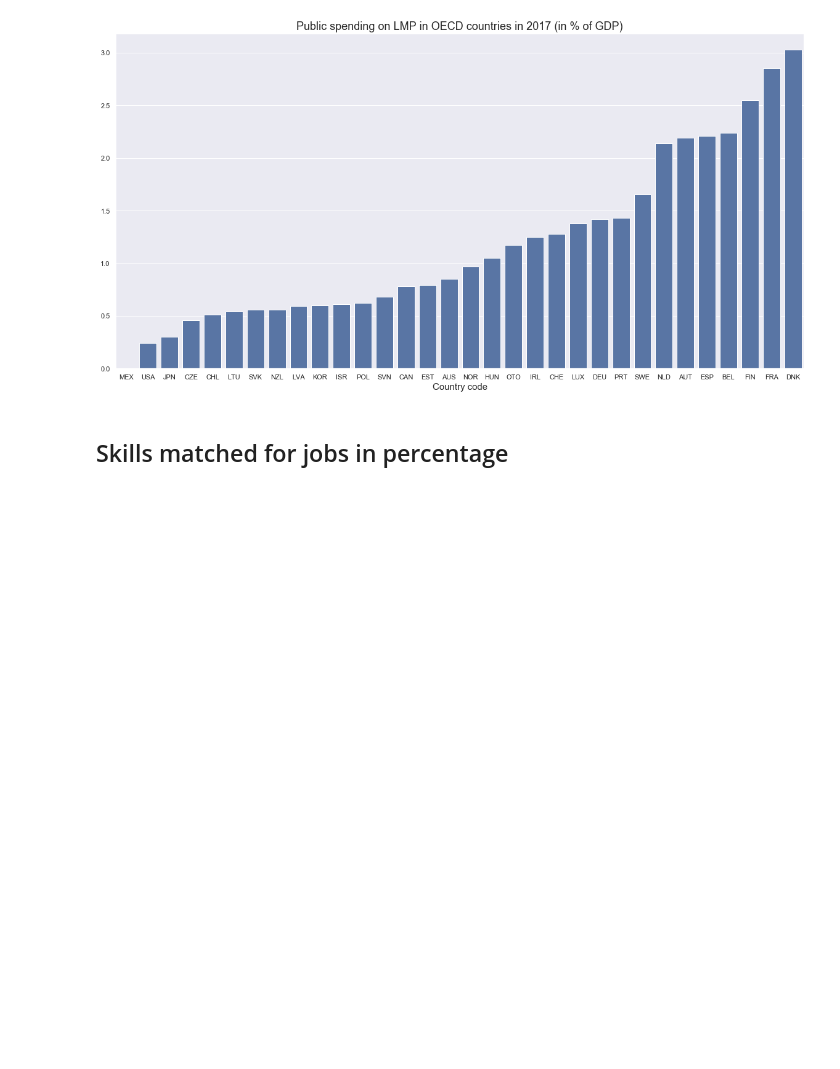
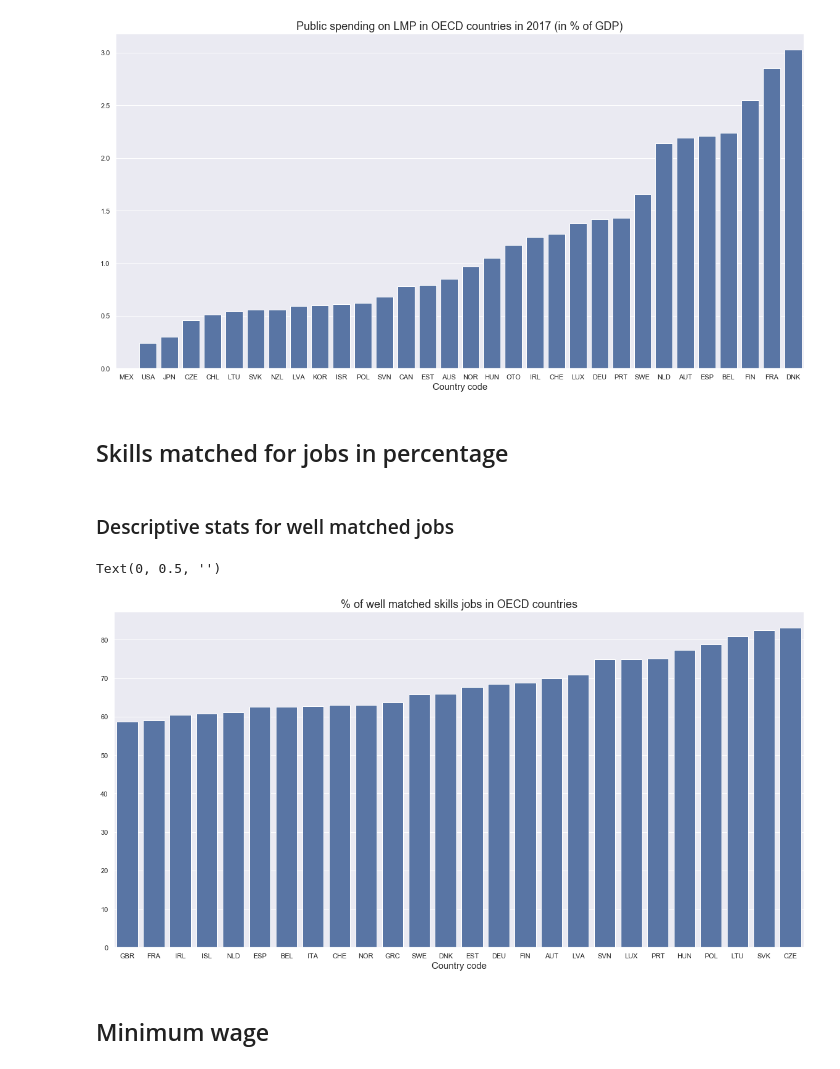
Before and after one commit to Victor-Manach/MODS206, a Jupyter notebook: Data_preparation_LM_indicators.ipynb, the cells around one changed output. Saved outputs shown, nothing was run; the diff lists cells and outputs as text; code cells hidden in the pictures; blank space fills up the shorter version.

Commit message:
Add descriptives data for minimum wage and well matched skill jobs

```diff
--- a/Data_preparation_LM_indicators.ipynb
+++ b/Data_preparation_LM_indicators.ipynb
@@ -92,6 +92,9 @@ for code in oecd_countries.keys():
     well_matched_workers_oecd = well_matched_workers_oecd.append(well_matched_workers[well_matched_workers['LOCATION']==code], ignore_index=True)
 well_matched_workers_oecd_croped = well_matched_workers_oecd[['LOCATION', 'SEX', 'TIME', 'Value']]
 well_matched_workers_oecd_2012 = well_matched_workers_oecd_croped[(well_matched_workers_oecd_croped['SEX']=='T') & (well_matched_workers_oecd_croped['TIME']=='2012')].drop(['SEX', 'TIME'], axis=1).reset_index(drop=True)
+
+#converting str to float
+well_matched_workers_oecd_2012.Value = well_matched_workers_oecd_2012.Value.astype(float)
 # %%
 low_qualif_oecd = pd.DataFrame(columns=low_qualif.columns)
 for code in oecd_countries.keys():
@@ -110,3 +113,16 @@ for code in oecd_countries.keys():
     high_qualif_oecd = high_qualif_oecd.append(high_qualif[high_qualif['LOCATION']==code], ignore_index=True)
 high_qualif_oecd_croped = high_qualif_oecd[['LOCATION', 'SEX', 'TIME', 'Value']]
 high_qualif_oecd_2012 = high_qualif_oecd_croped[(high_qualif_oecd_croped['SEX']=='T') & (high_qualif_oecd_croped['TIME']=='2012')].drop(['SEX', 'TIME'], axis=1).reset_index(drop=True)
+# %% [markdown]
+### Descriptive stats for well matched jobs
+# %%
+plt.figure(figsize=(20,10))
+sns.barplot(x="LOCATION",y='Value',data = well_matched_workers_oecd_2012,order = well_matched_workers_oecd_2012.sort_values('Value')['LOCATION'],color= "C0")
+plt.title("% of well matched skills jobs in OECD countries", size=18)
+plt.xlabel('Country code', size=15)
+plt.ylabel('')
+# %% [output]
+Text(0, 0.5, '')
+[figure, added]
+# %% [markdown]
+## Minimum wage
```
Also changed, not shown: parts of 4 cells of this notebook.
